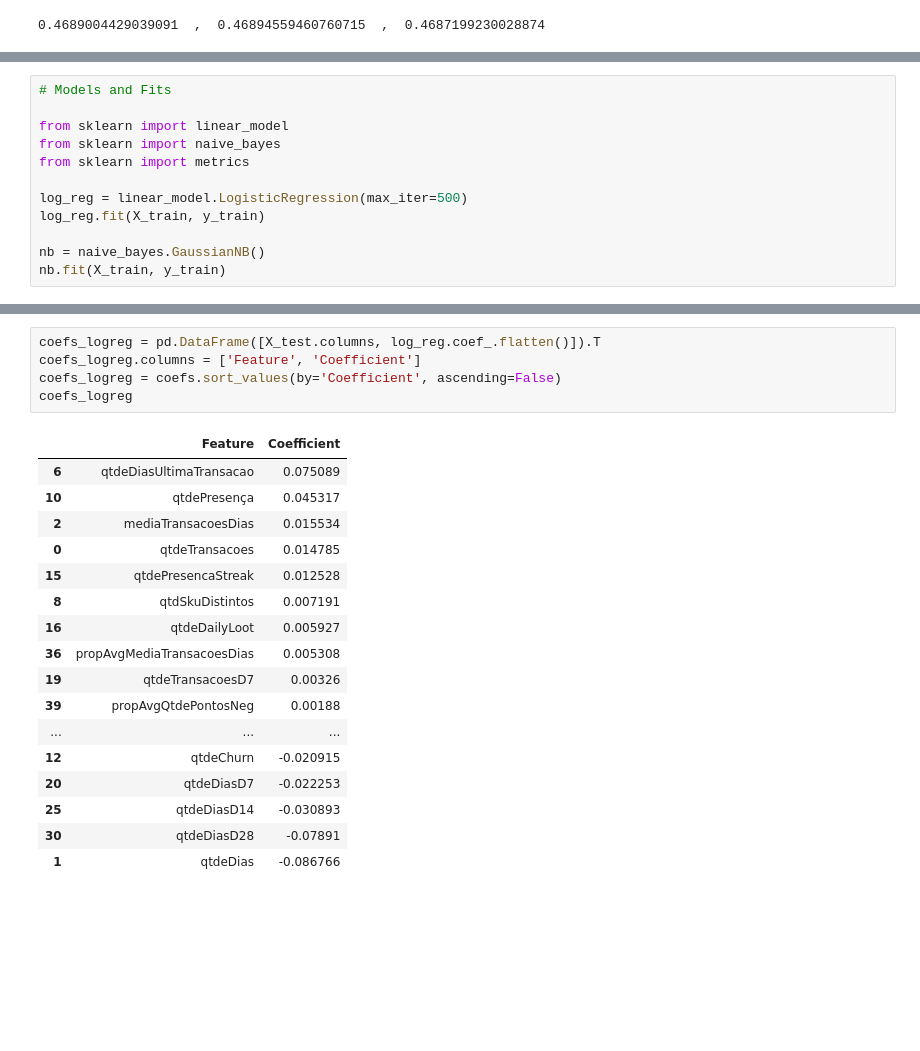
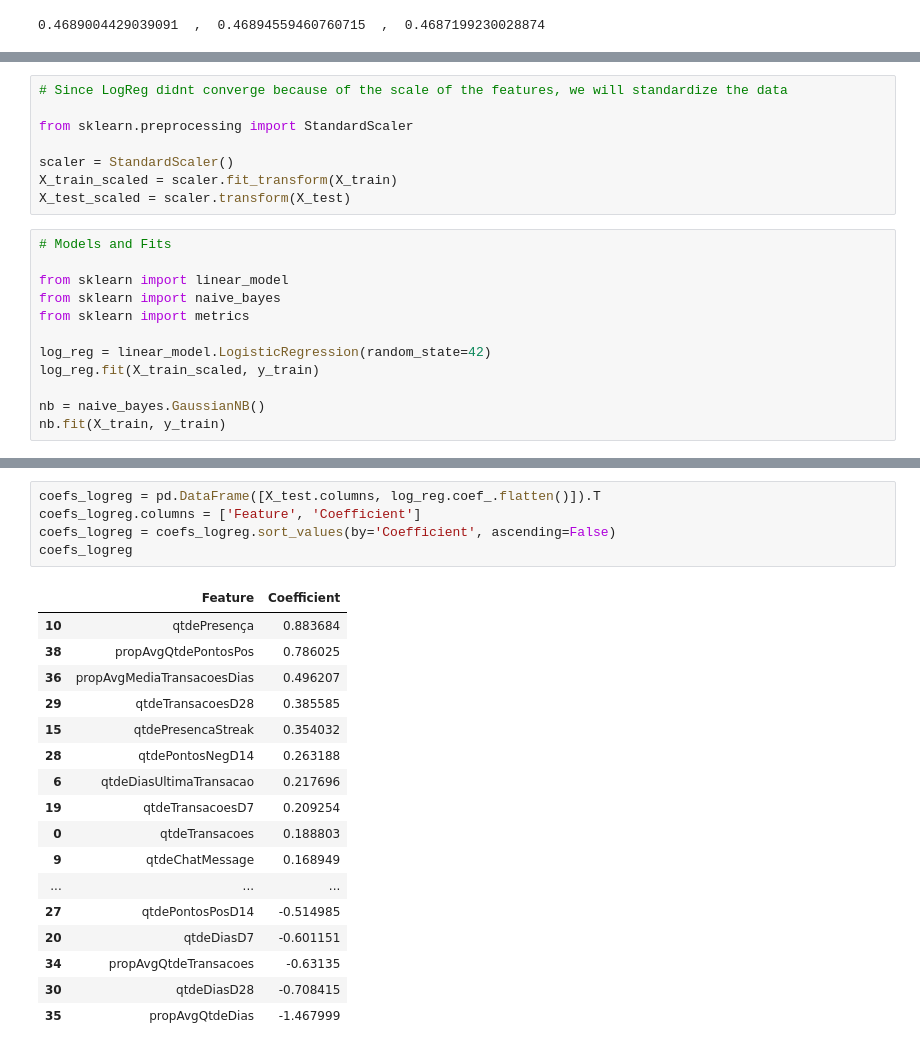
Before and after one commit to italomateuslr/Studying-Data-Science, a Jupyter notebook: churn_project.ipynb, the cells around one changed output, grey strips where cells are left out. Drawn from its saved outputs; the diff is of its cells as text; blank space fills up the shorter version.

```diff
--- a/churn_project.ipynb
+++ b/churn_project.ipynb
@@ -108,6 +118,14 @@ tree.plot_tree(tree_model,
 plt.show()
 # %% [output]
 [figure]
+# %%
+# Since LogReg didnt converge because of the scale of the features, we will standardize the data
+
+from sklearn.preprocessing import StandardScaler
+
+scaler = StandardScaler()
+X_train_scaled = scaler.fit_transform(X_train)
+X_test_scaled = scaler.transform(X_test)
 # %%
 # Models and Fits
 
@@ -115,8 +133,8 @@ from sklearn import linear_model
 from sklearn import naive_bayes
 from sklearn import metrics
 
-log_reg = linear_model.LogisticRegression(max_iter=500)
-log_reg.fit(X_train, y_train)
+log_reg = linear_model.LogisticRegression(random_state=42)
+log_reg.fit(X_train_scaled, y_train)
 
 nb = naive_bayes.GaussianNB()
 nb.fit(X_train, y_train)
@@ -172,26 +230,26 @@ ROC-AUC: 0.7119658215040323
 # %%
 coefs_logreg = pd.DataFrame([X_test.columns, log_reg.coef_.flatten()]).T
 coefs_logreg.columns = ['Feature', 'Coefficient']
-coefs_logreg = coefs.sort_values(by='Coefficient', ascending=False)
+coefs_logreg = coefs_logreg.sort_values(by='Coefficient', ascending=False)
 coefs_logreg
 # %% [output]
 |  | Feature | Coefficient |
-| 6 | qtdeDiasUltimaTransacao | 0.075089 |
-| 10 | qtdePresença | 0.045317 |
-| 2 | mediaTransacoesDias | 0.015534 |
-| 0 | qtdeTransacoes | 0.014785 |
-| 15 | qtdePresencaStreak | 0.012528 |
-| 8 | qtdSkuDistintos | 0.007191 |
-| 16 | qtdeDailyLoot | 0.005927 |
-| 36 | propAvgMediaTransacoesDias | 0.005308 |
-| 19 | qtdeTransacoesD7 | 0.00326 |
-| 39 | propAvgQtdePontosNeg | 0.00188 |
+| 10 | qtdePresença | 0.883684 |
+| 38 | propAvgQtdePontosPos | 0.786025 |
+| 36 | propAvgMediaTransacoesDias | 0.496207 |
+| 29 | qtdeTransacoesD28 | 0.385585 |
+| 15 | qtdePresencaStreak | 0.354032 |
+| 28 | qtdePontosNegD14 | 0.263188 |
+| 6 | qtdeDiasUltimaTransacao | 0.217696 |
+| 19 | qtdeTransacoesD7 | 0.209254 |
+| 0 | qtdeTransacoes | 0.188803 |
+| 9 | qtdeChatMessage | 0.168949 |
 | ... | ... | ... |
-| 12 | qtdeChurn | -0.020915 |
-| 20 | qtdeDiasD7 | -0.022253 |
-| 25 | qtdeDiasD14 | -0.030893 |
-| 30 | qtdeDiasD28 | -0.07891 |
-| 1 | qtdeDias | -0.086766 |
+| 27 | qtdePontosPosD14 | -0.514985 |
+| 20 | qtdeDiasD7 | -0.601151 |
+| 34 | propAvgQtdeTransacoes | -0.63135 |
+| 30 | qtdeDiasD28 | -0.708415 |
+| 35 | propAvgQtdeDias | -1.467999 |
 # %%
 coefs_nb = pd.DataFrame([X_test.columns, nb.theta_.flatten()]).T
 # coefs_nb = pd.DataFrame(coefs_nb, index=['Not Churn', 'Churn'], columns=['Coefficient'])
```
Also changed, not shown: parts of 6 cells of this notebook, 3 other files.
